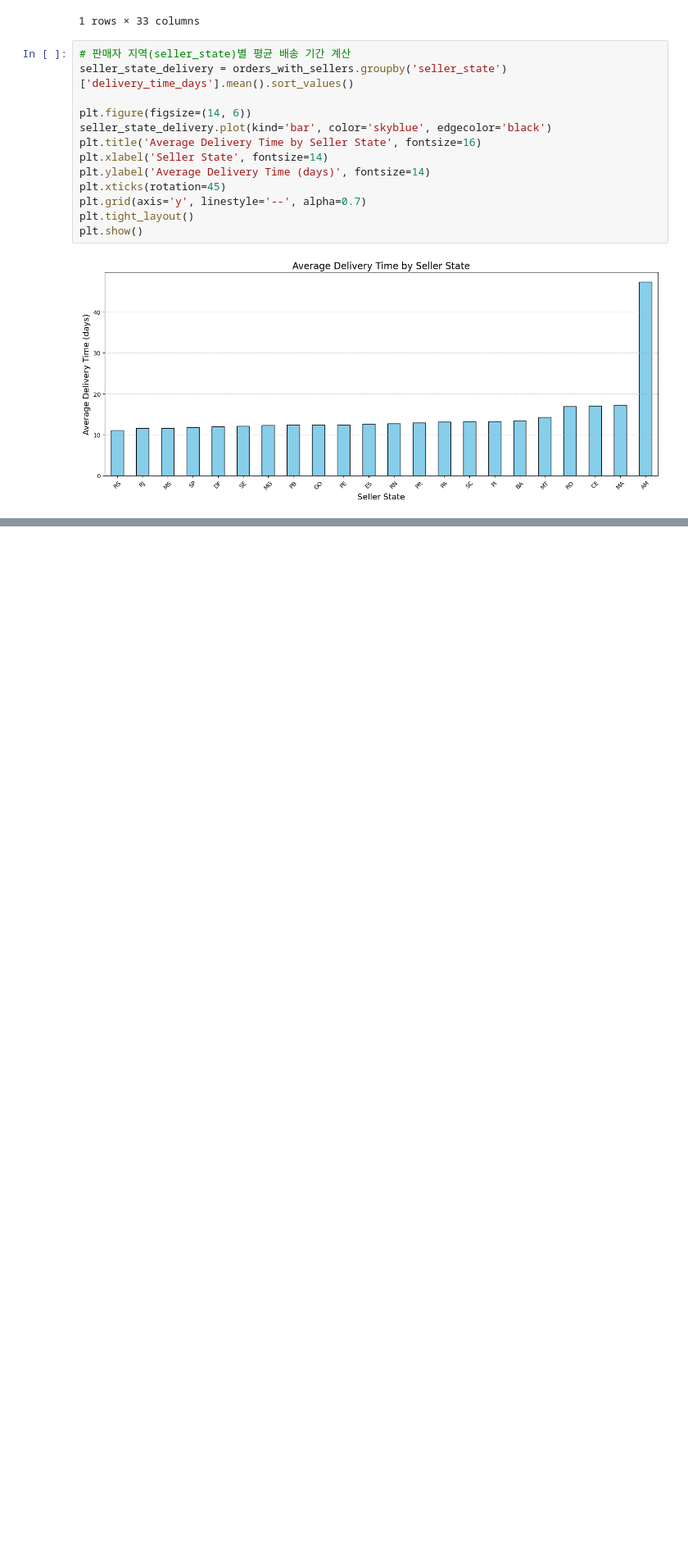
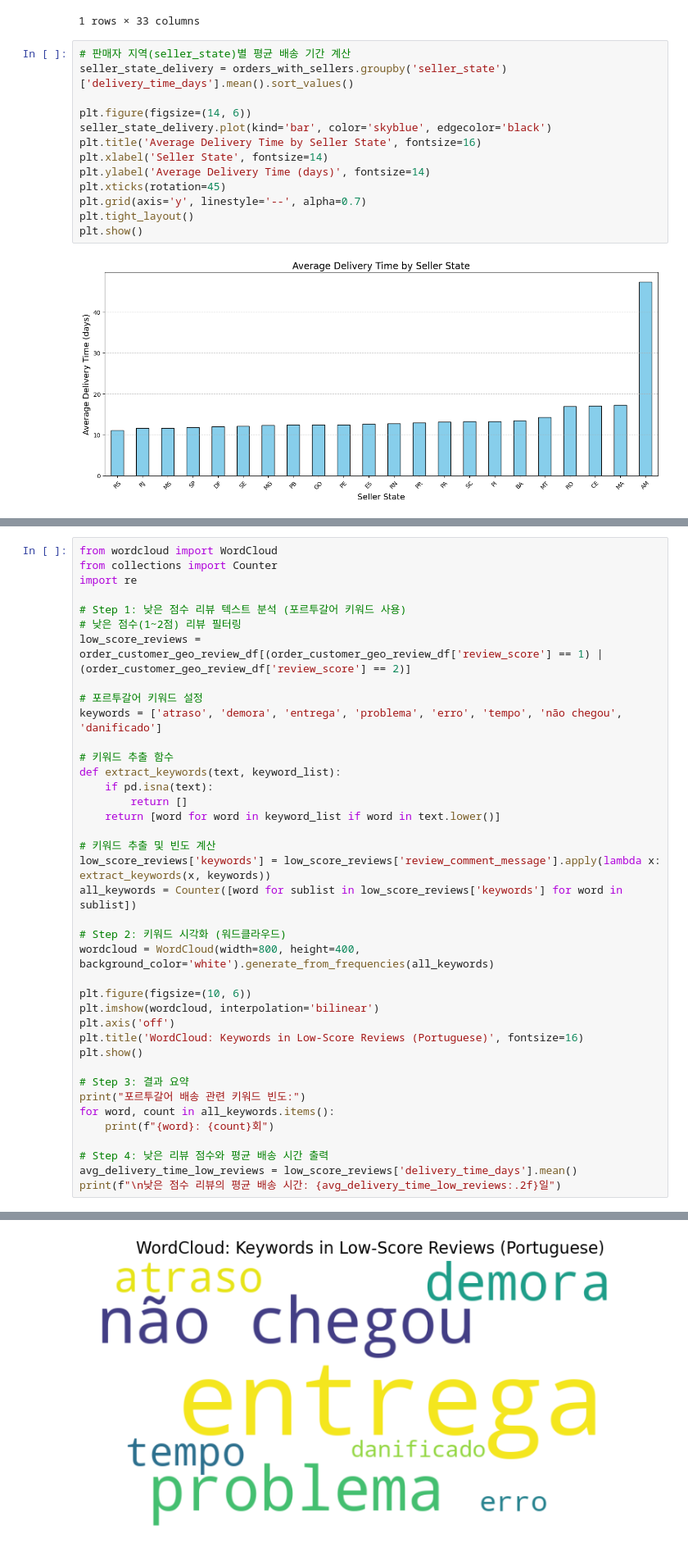
Before and after one commit to yim3001/final-project, a Jupyter notebook: Final_project/Data Preprocessing and visualization.ipynb, the cells around one changed output, grey strips where cells are left out. Shown at 82% size. Saved outputs shown, nothing was run; the diff lists cells and outputs as text; blank space fills up the shorter version.

```diff
--- a/Final_project/Data Preprocessing.ipynb
+++ b/Final_project/Data Preprocessing and visualization.ipynb
@@ -489,0 +576,40 @@ plt.show()
+# %%
+from wordcloud import WordCloud
+from collections import Counter
+import re
+
+# Step 1: 낮은 점수 리뷰 텍스트 분석 (포르투갈어 키워드 사용)
+# 낮은 점수(1~2점) 리뷰 필터링
+low_score_reviews = order_customer_geo_review_df[(order_customer_geo_review_df['review_score'] == 1) | (order_customer_geo_review_df['review_score'] == 2)]
+
+# 포르투갈어 키워드 설정
+keywords = ['atraso', 'demora', 'entrega', 'problema', 'erro', 'tempo', 'não chegou', 'danificado']
+
+# 키워드 추출 함수
+def extract_keywords(text, keyword_list):
+    if pd.isna(text):
+        return []
+    return [word for word in keyword_list if word in text.lower()]
+
+# 키워드 추출 및 빈도 계산
+low_score_reviews['keywords'] = low_score_reviews['review_comment_message'].apply(lambda x: extract_keywords(x, keywords))
+all_keywords = Counter([word for sublist in low_score_reviews['keywords'] for word in sublist])
+
+# Step 2: 키워드 시각화 (워드클라우드)
+wordcloud = WordCloud(width=800, height=400, background_color='white').generate_from_frequencies(all_keywords)
+
+plt.figure(figsize=(10, 6))
+plt.imshow(wordcloud, interpolation='bilinear')
+plt.axis('off')
+plt.title('WordCloud: Keywords in Low-Score Reviews (Portuguese)', fontsize=16)
+plt.show()
+
+# Step 3: 결과 요약
+print("포르투갈어 배송 관련 키워드 빈도:")
+for word, count in all_keywords.items():
+    print(f"{word}: {count}회")
+
+# Step 4: 낮은 리뷰 점수와 평균 배송 시간 출력
+avg_delivery_time_low_reviews = low_score_reviews['delivery_time_days'].mean()
+print(f"\n낮은 점수 리뷰의 평균 배송 시간: {avg_delivery_time_low_reviews:.2f}일")
+# %% [output]
@@ -489,0 +621 @@ plt.show()
+[figure, added]
```
Also changed, not shown: parts of 12 cells of this notebook, 4 other files.
